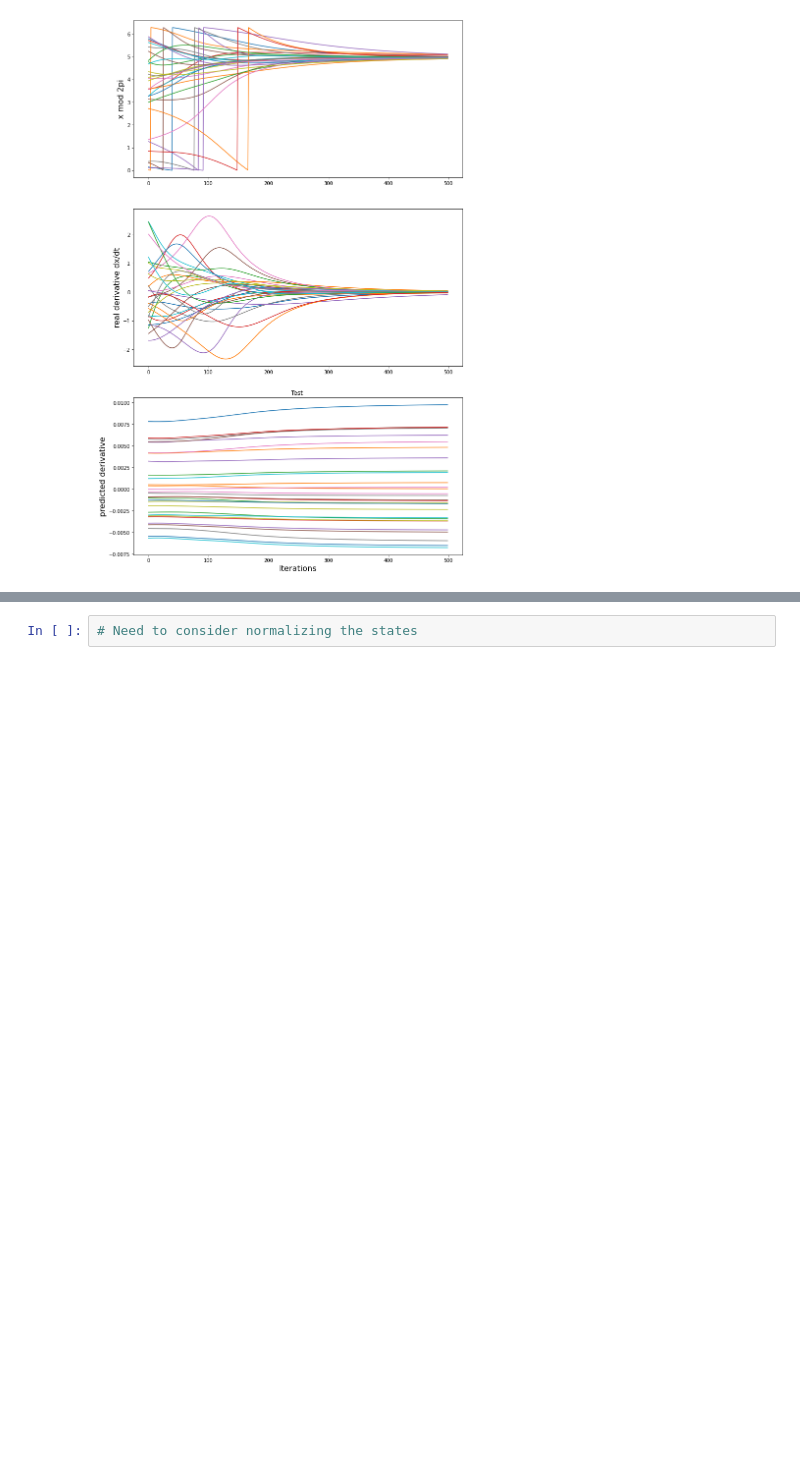
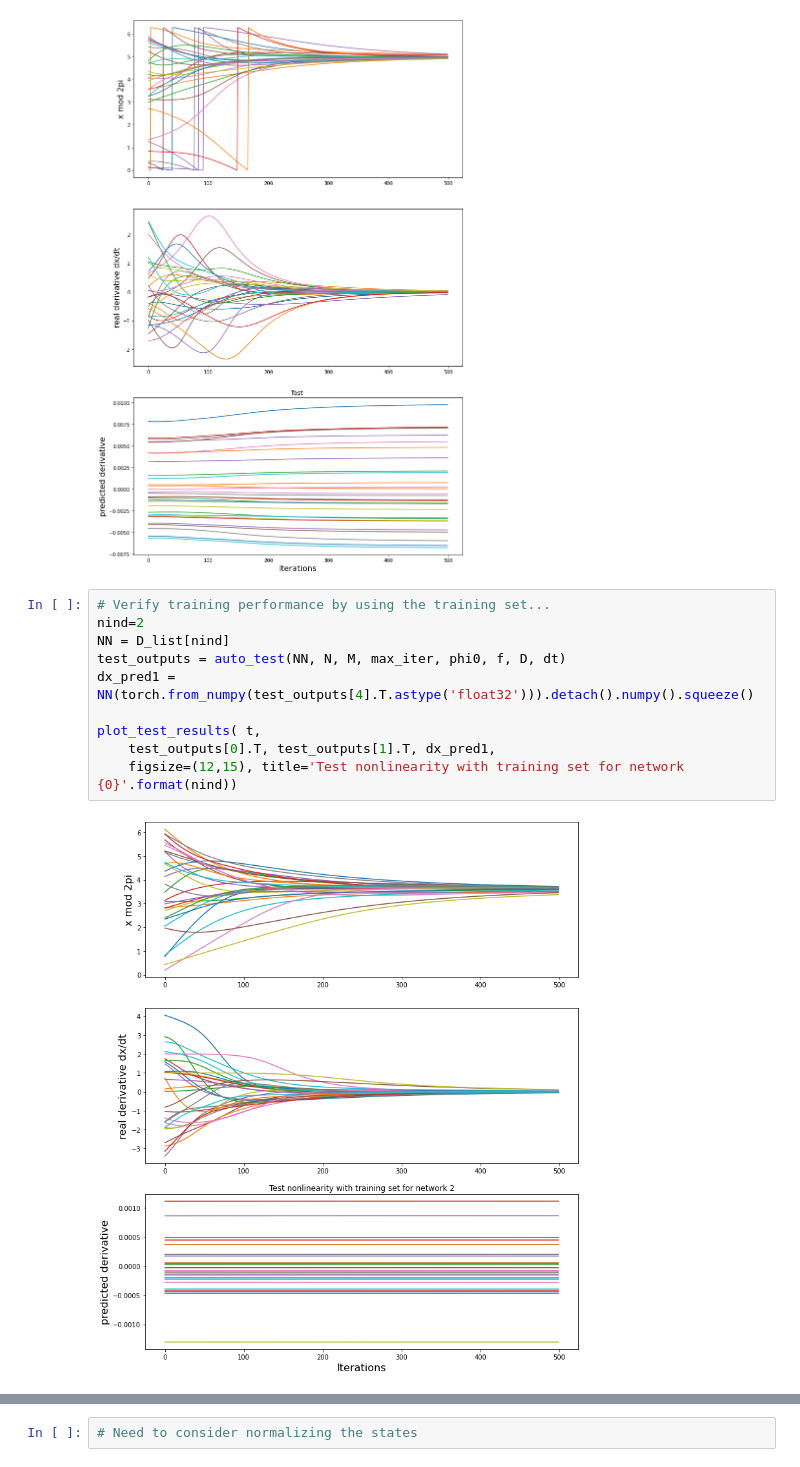
Before and after one commit to zhzhang2018/NN_MARL_experiments, a Jupyter notebook: utils/sync_learn.ipynb, the cells around one changed output, grey strips where cells are left out. Drawn from its saved outputs; the diff is of its cells as text; blank space fills up the shorter version.

```diff
--- a/utils/sync_learn.ipynb
+++ b/utils/sync_learn.ipynb
@@ -383,5 +395,17 @@ plt.show()
 #     figsize=(12,20), title='Test with activation function sin')
 # %% [output]
 [figure]
+# %%
+# Verify training performance by using the training set...
+nind=2
+NN = D_list[nind]
+test_outputs = auto_test(NN, N, M, max_iter, phi0, f, D, dt)
+dx_pred1 = NN(torch.from_numpy(test_outputs[4].T.astype('float32'))).detach().numpy().squeeze()
+
+plot_test_results( t,
+    test_outputs[0].T, test_outputs[1].T, dx_pred1,
+    figsize=(12,15), title='Test nonlinearity with training set for network {0}'.format(nind))
+# %% [output]
+[figure, added]
 # %%
 # Verify training performance by generating a different trajectory. This section changes nonlinear function.
```
Also changed, not shown: parts of 21 cells of this notebook, 6 other files.
